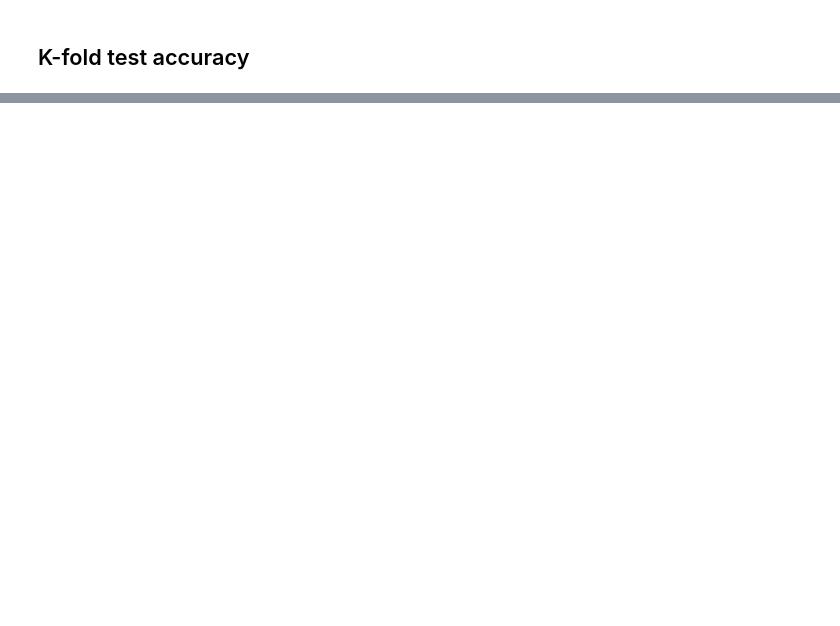
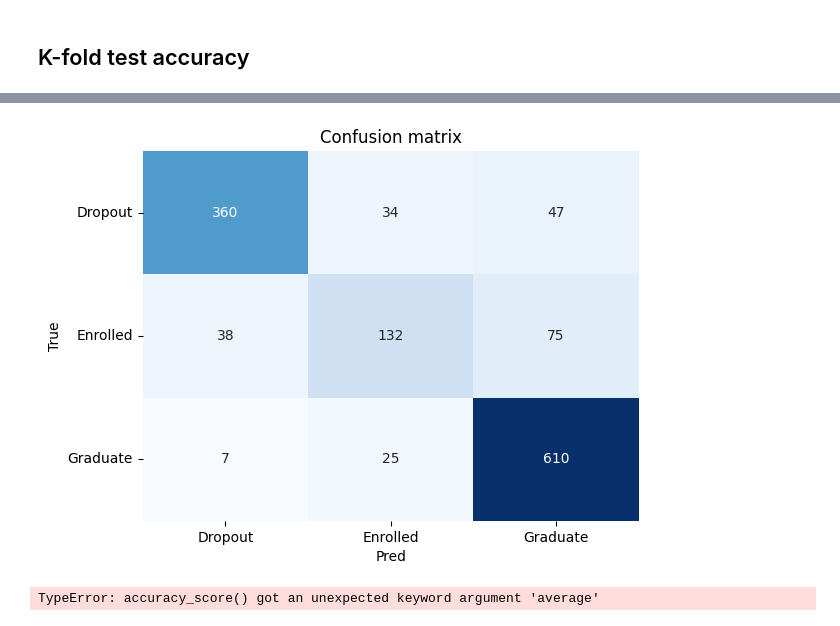
Before and after one commit to old2212/academic_success, a Jupyter notebook: students-dropout/draft_7.ipynb, the cells around one changed output, grey strips where cells are left out. Cells and saved outputs as stored; diff of their text form; code cells hidden in the pictures; blank space fills up the shorter version.

```diff
--- a/students-dropout/draft_7.ipynb
+++ b/students-dropout/draft_7.ipynb
@@ -189,11 +190,12 @@ Text(0.5, 1.0, 'pearson correlation')
 # TRAIN THE MODEL
 # %%
 X_names = ["Gender",
-# "Curricular units 2nd sem (approved)",
+"Curricular units 2nd sem (approved)",
 "Curricular units 1st sem (approved)",
-# "valid_enroll_sem2",
-# "gap_enroll_valid",
-# "Curricular units 2nd sem (grade)",
+"valid_enroll_sem2",
+"valid_enroll_sem1",
+"gap_enroll_valid",
+"Curricular units 2nd sem (grade)",
 "Curricular units 1st sem (grade)",
 "Age at enrollment",
 "Tuition fees up to date",
@@ -211,8 +213,8 @@ X_names = ["Gender",
 "Previous qualification_12",
 "Previous qualification_3",
 "Debtor",
-# "GDP",
-# "Inflation rate",
+"GDP",
+"Inflation rate",
 "Unemployment rate"
 ]
 
@@ -227,11 +229,11 @@ param_dic = {'learning_rate':[0.15,0.1,0.05,0.01,0.005,0.001],      #weighting f
 'max_depth':[2,3,4,5,6,7],    #maximum depth of the tree
 'min_samples_split':[2,4,6,8,10,20,40,60,100],    #sets the minimum number of samples to split
 'min_samples_leaf':[1,3,5,7,9],     #the minimum number of samples to form a leaf
-'max_features':[5,6,7],     #square root of features is usually a good starting point
+'max_features':[1,2,3,4,5,6,7],     #square root of features is usually a good starting point
 'subsample':[0.7,0.75,0.8,0.85,0.9,0.95,1]}       #the fraction of samples to be used for fitting the individual base learners. Values lower than 1 generally lead to a reduction of variance and an increase in bias.
 ## random search
 random_search = model_selection.RandomizedSearchCV(model,
-       param_distributions=param_dic, n_iter=1,
+       param_distributions=param_dic, n_iter=10,
        scoring="accuracy").fit(X_train, y_train)
 print("Best Model parameters:", random_search.best_params_)
 print("Best Model mean accuracy:", random_search.best_score_)
@@ -372,0 +377,17 @@ Standard Deviation is: 0.043020309445209785
+# %%
+predicted_prob = model.predict_proba(X_validation)[:]
+predicted = model.predict(X_validation)
+
+## Accuray e AUC
+accuracy = metrics.accuracy_score(y_validation, predicted)
+auc = metrics.roc_auc_score(y_validation, predicted_prob, multi_class='ovr')
+print("Accuracy (overall correct predictions):",  round(accuracy,2))
+print("Auc:", round(auc,3))
+
+## Precision e Recall
+recall = metrics.recall_score(y_validation, predicted, average='weighted')
+precision = metrics.precision_score(y_validation, predicted, average='weighted')
+print("Recall :", round(recall,2))
+print("Precision :", round(precision,2))
+print("Detail:")
+print(metrics.classification_report(y_validation, predicted, target_names=[str(i) for i in np.unique(y_validation)]))
@@ -372,0 +409,31 @@ Standard Deviation is: 0.043020309445209785
+# %%
+classes = np.unique(y_validation)
+fig, ax = plt.subplots()
+cm = metrics.confusion_matrix(y_validation, predicted, labels=classes)
+sns.heatmap(cm, annot=True, fmt='d', cmap=plt.cm.Blues, cbar=False)
+ax.set(xlabel="Pred", ylabel="True", title="Confusion matrix")
+ax.set_yticklabels(labels=classes, rotation=0)
+ax.set_xticklabels(labels=classes, rotation=0)
+plt.show()
+# %% [output]
+[figure, added]
+# %%
+## calculate scores for different thresholds
+dic_scores = {'accuracy':[], 'precision':[], 'recall':[], 'f1':[]}
+XX_train, XX_test, yy_train, yy_test = model_selection.train_test_split(X_train, y_train, test_size=0.2)
+predicted_prob = model.fit(XX_train, yy_train).predict_proba(XX_test)[:,1]
+thresholds = []
+for threshold in np.arange(0.1, 1, step=0.1):
+    predicted = (predicted_prob > threshold)
+    thresholds.append(threshold)
+dic_scores["accuracy"].append(metrics.accuracy_score(yy_test, predicted, average='weighted'))
+dic_scores["precision"].append(metrics.precision_score(yy_test, predicted, average='weighted'))
+dic_scores["recall"].append(metrics.recall_score(yy_test, predicted, average='weighted'))
+dic_scores["f1"].append(metrics.f1_score(yy_test, predicted, average='weighted'))
+
+## plot
+dtf_scores = pd.DataFrame(dic_scores).set_index(pd.Index(thresholds))
+dtf_scores.plot(ax=ax, title="Threshold Selection")
+plt.show()
+# %% [output]
+TypeError: accuracy_score() got an unexpected keyword argument 'average'
```
Also changed, not shown: parts of 9 cells of this notebook, 4 other files.
